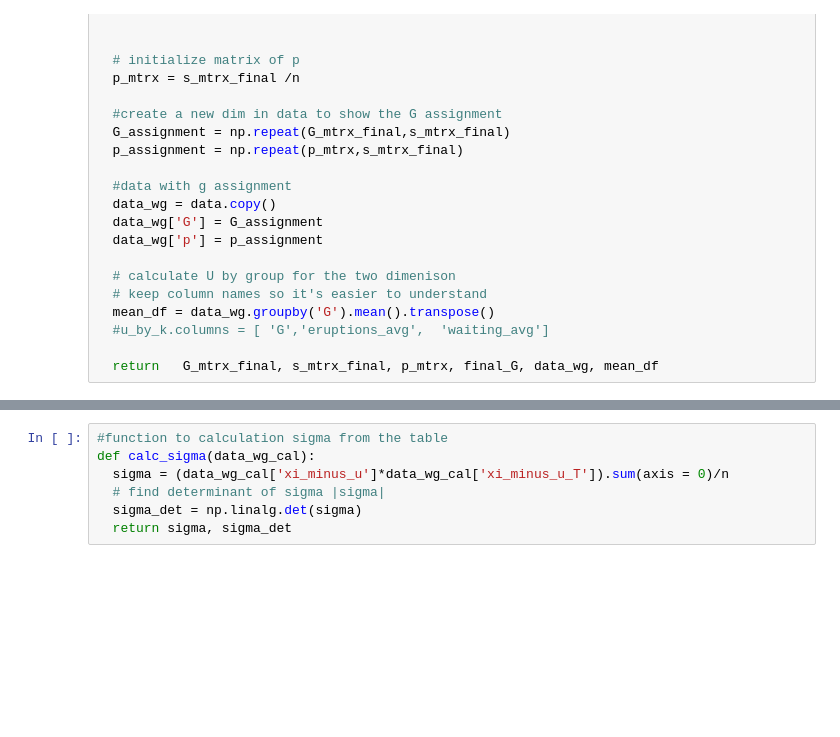
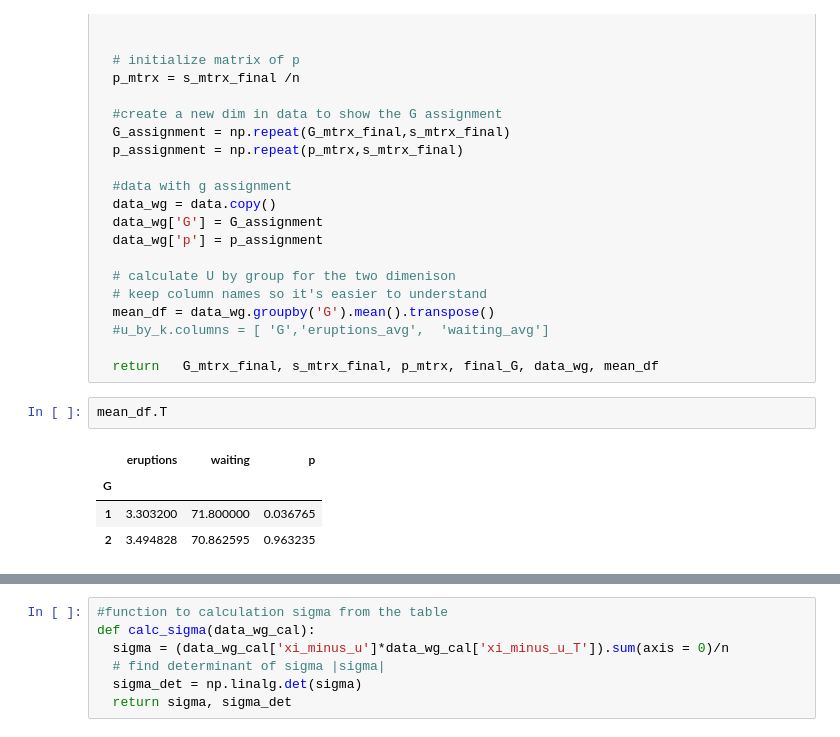
Before and after one commit to zelal-Eizaldeen/project2_Walmart_Price_Prediction, a Jupyter notebook: Assignment_4_3113_zelalae2.ipynb, the cells around one changed output, grey strips where cells are left out. Drawn from its saved outputs; the diff is of its cells as text; blank space fills up the shorter version.

```diff
--- a/Assignment_4_3113_zelalae2.ipynb
+++ b/Assignment_4_3113_zelalae2.ipynb
@@ -149,3 +149,10 @@ def create_s_mtrx(G,n,s_interval=10): #sample size interval is default to 10, no
   #u_by_k.columns = [ 'G','eruptions_avg',	'waiting_avg']
 
   return   G_mtrx_final, s_mtrx_final, p_mtrx, final_G, data_wg, mean_df
+# %%
+mean_df.T
+# %% [output]
+|  | eruptions | waiting | p |
+| G |  |  |  |
+| 1 | 3.303200 | 71.800000 | 0.036765 |
+| 2 | 3.494828 | 70.862595 | 0.963235 |
```
Also changed, not shown: parts of 40 cells of this notebook.
